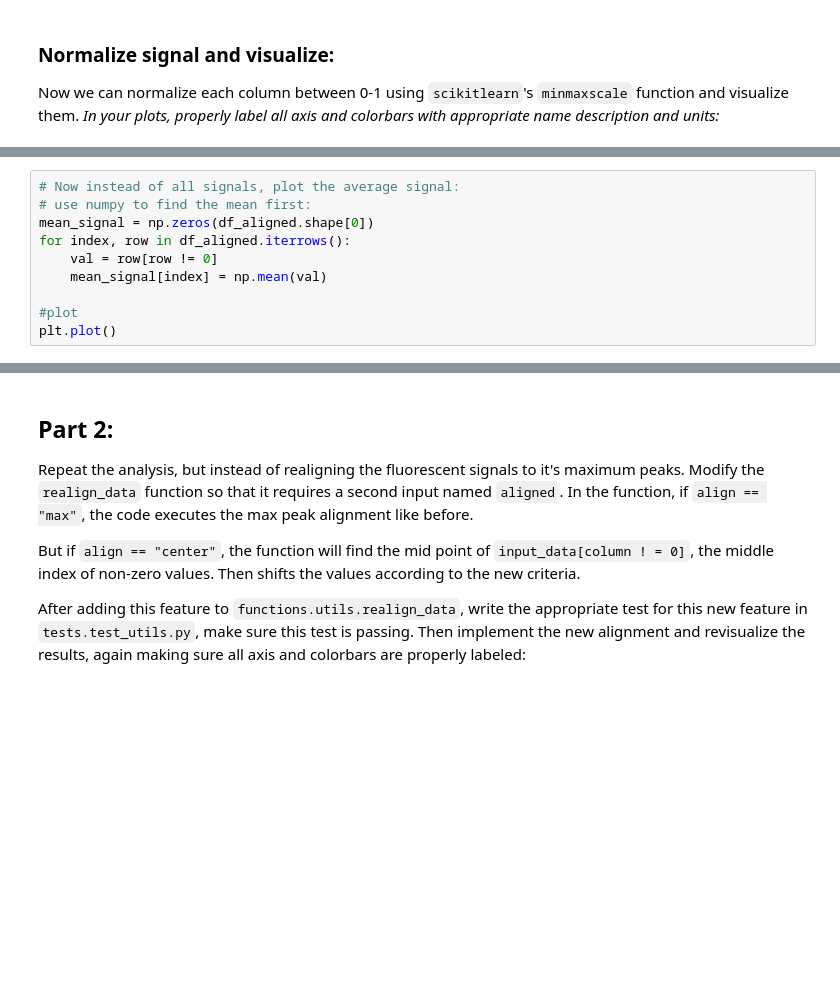
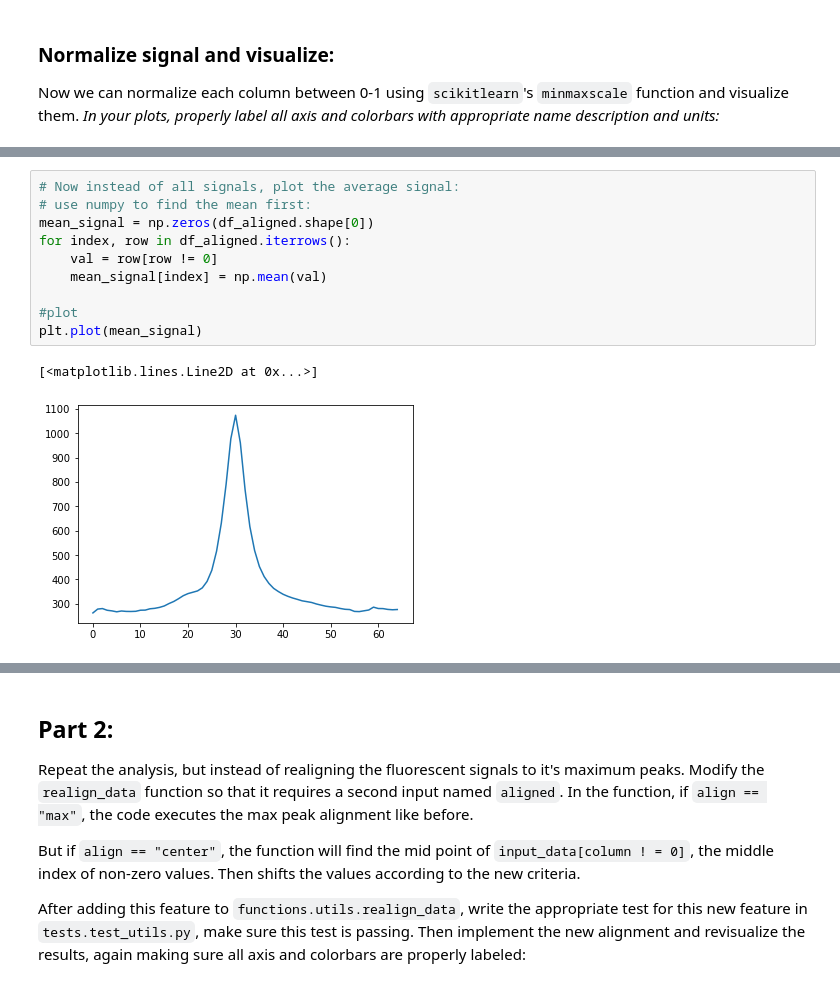
Before and after one commit to mrb4002/wcm_datasci_basics_06images, a Jupyter notebook: assignment/process_csv.ipynb, the cells around one changed output, grey strips where cells are left out. Cells and saved outputs as stored; diff of their text form; blank space fills up the shorter version.

```diff
--- a/assignment/process_csv.ipynb
+++ b/assignment/process_csv.ipynb
@@ -156,13 +154,16 @@ plt.plot(df_aligned.values)
 # %%
 # Now instead of all signals, plot the average signal:
 # use numpy to find the mean first:
 mean_signal = np.zeros(df_aligned.shape[0])
 for index, row in df_aligned.iterrows():
     val = row[row != 0]
     mean_signal[index] = np.mean(val)
 
 #plot
-plt.plot()
+plt.plot(mean_signal)
+# %% [output]
+[<matplotlib.lines.Line2D at 0x...>]
+[figure, added]
 # %%
 # Finally visualize your aligned, and normalized fluorescent data in a heatmap:
 plt.imshow(df_normalized.values)
```
Also changed, not shown: parts of 12 cells of this notebook.
